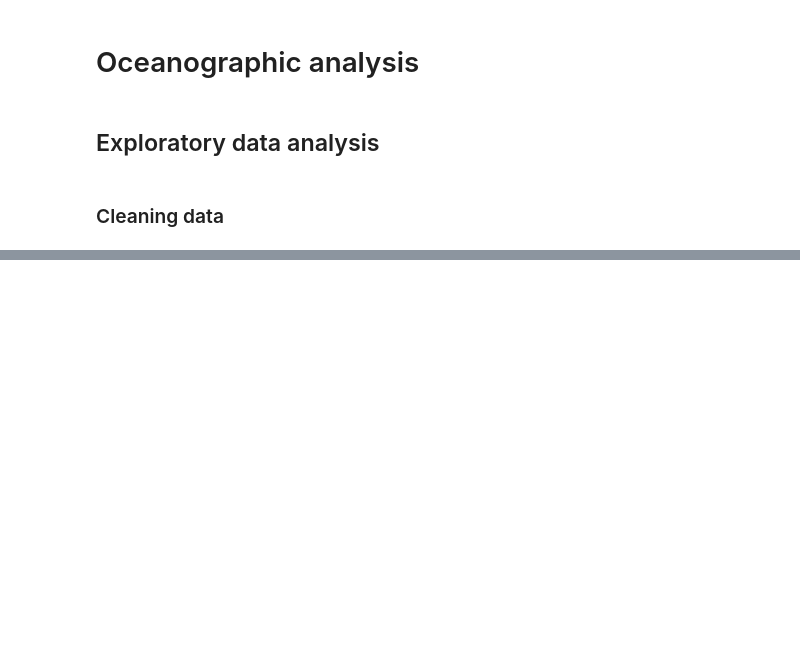
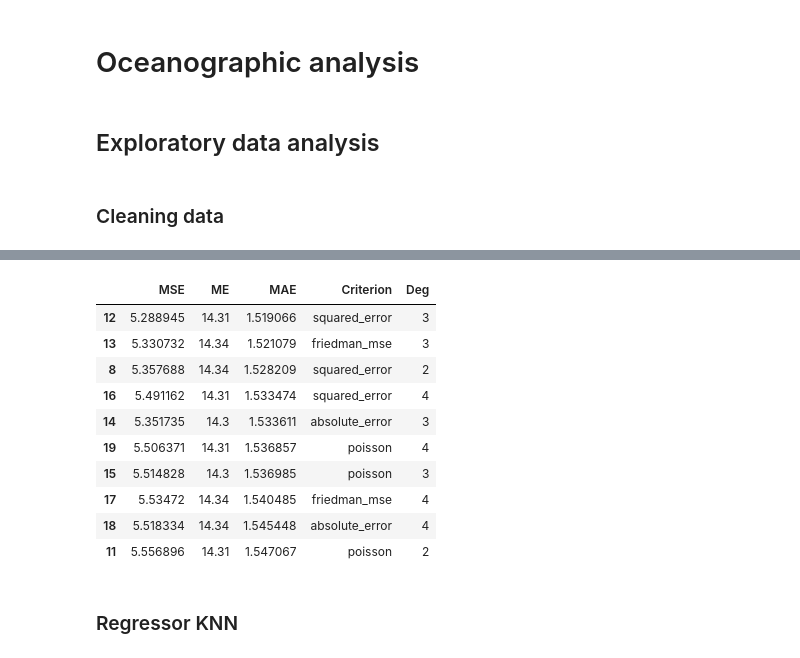
Before and after one commit to lorenzo-arcioni/master-ds, a Jupyter notebook: Workshops/5/workshop_5.ipynb, the cells around one changed output, grey strips where cells are left out. Drawn from its saved outputs; the diff is of its cells as text; code cells hidden in the pictures; blank space fills up the shorter version.

```diff
--- a/Workshops/5/workshop_5.ipynb
+++ b/Workshops/5/workshop_5.ipynb
@@ -87,5 +100,5 @@ target = 'T_degC'
 from sklearn.metrics import mean_squared_error, mean_absolute_error, max_error
 from sklearn.preprocessing import PolynomialFeatures
 from sklearn.model_selection import train_test_split
-X_train, X_test, y_train, y_test = train_test_split(bottle[features].values, bottle[target].values, test_size = 0.1, random_state=1)
+X_train, X_test, y_train, y_test = train_test_split(bottle[features].values, bottle[target].values, train_size=0.00065, random_state=1)
 # %% [markdown]
@@ -133,0 +158,33 @@ sns.pairplot(errors_deg, hue="MAE",
+# %%
+from sklearn.tree import DecisionTreeRegressor
+
+# Initialize the dictonary for error metrics
+parameter_errors = dict(dict())
+
+i = 0
+
+for deg in range(8):
+    for criterion in ['squared_error', 'friedman_mse', 'absolute_error', 'poisson']:
+        # crea le features polinomiali
+        poly = PolynomialFeatures(degree=deg)
+        x_poly = poly.fit_transform(X_train)
+
+        # esegue la regressione lineare
+        reg = DecisionTreeRegressor(criterion=criterion)
+        reg.fit(x_poly, y_train)
+
+        # Make a prediction
+        X_test_poly = poly.fit_transform(X_test)
+        y_pred = reg.predict(X_test_poly)
+
+        index = str(deg) + ' ' + criterion
+
+        parameter_errors[i] = {'MSE': mean_squared_error(y_test, y_pred),
+                               'ME':  max_error(y_test, y_pred),
+                               'MAE': mean_absolute_error(y_test, y_pred),
+                               'Criterion': criterion,
+                               'Deg': deg
+                            }
+        i += 1
+
+    print("Polynome of degree", deg, 'done!')
@@ -133,0 +200,18 @@ sns.pairplot(errors_deg, hue="MAE",
+# %%
+errors_deg = pd.DataFrame(parameter_errors).T
+errors_deg.sort_values(['MAE', 'ME', 'MSE'], inplace=True)
+errors_deg.head(10)
+# %% [output]
+|  | MSE | ME | MAE | Criterion | Deg |
+| 12 | 5.288945 | 14.31 | 1.519066 | squared_error | 3 |
+| 13 | 5.330732 | 14.34 | 1.521079 | friedman_mse | 3 |
+| 8 | 5.357688 | 14.34 | 1.528209 | squared_error | 2 |
+| 16 | 5.491162 | 14.31 | 1.533474 | squared_error | 4 |
+| 14 | 5.351735 | 14.3 | 1.533611 | absolute_error | 3 |
+| 19 | 5.506371 | 14.31 | 1.536857 | poisson | 4 |
+| 15 | 5.514828 | 14.3 | 1.536985 | poisson | 3 |
+| 17 | 5.53472 | 14.34 | 1.540485 | friedman_mse | 4 |
+| 18 | 5.518334 | 14.34 | 1.545448 | absolute_error | 4 |
+| 11 | 5.556896 | 14.31 | 1.547067 | poisson | 2 |
+# %% [markdown]
+### Regressor KNN
```
Also changed, not shown: parts of 18 cells of this notebook.
